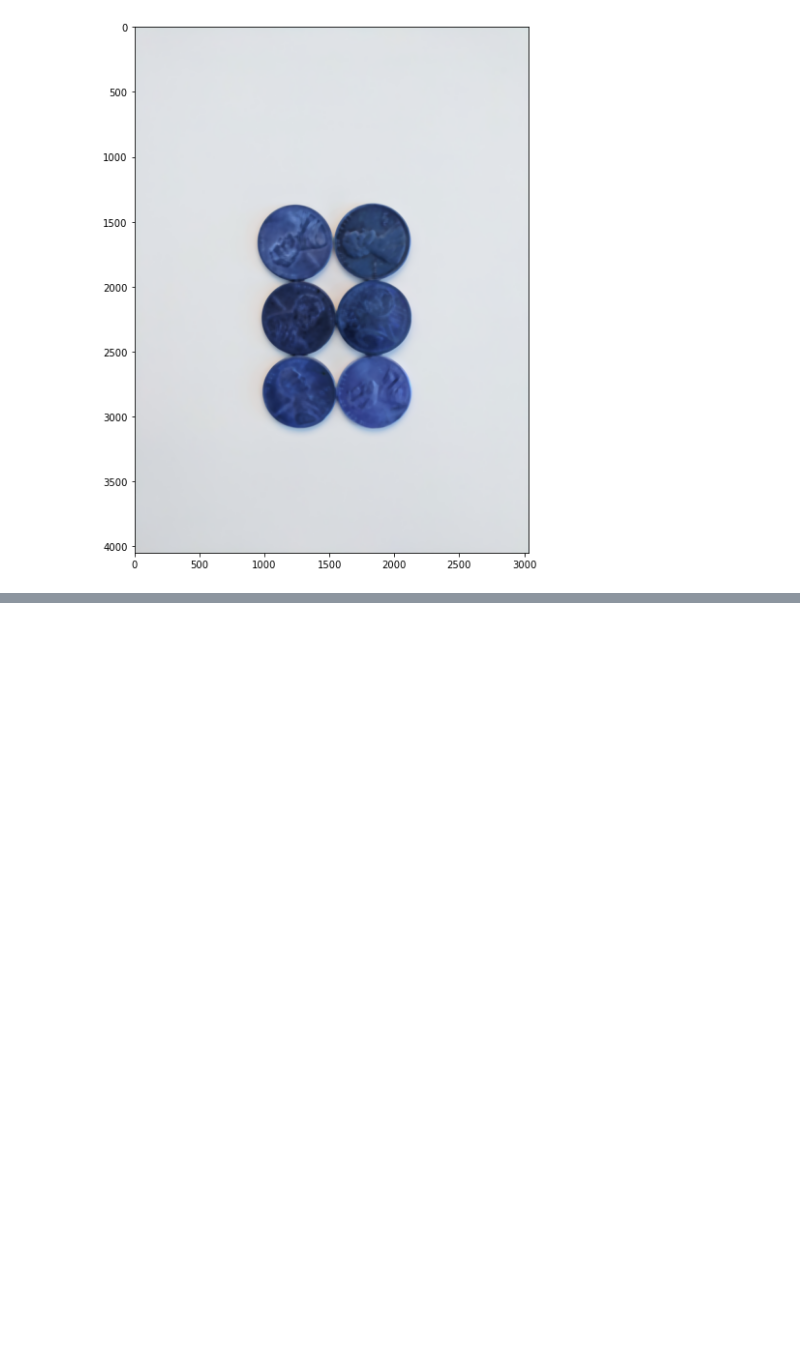
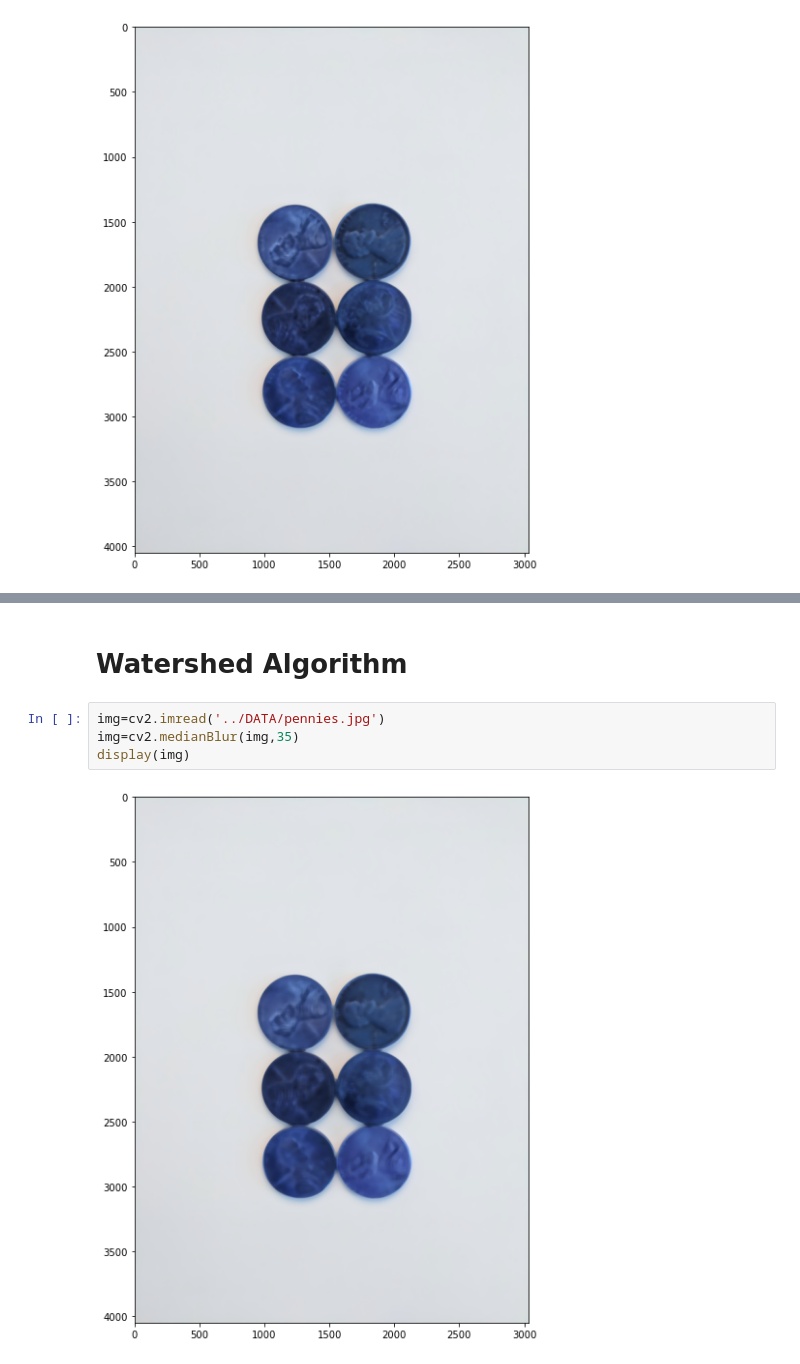
Before and after one commit to janezv/computerVision, a Jupyter notebook: ex6_ObjectDetection/50_Watershed_Algorithm.ipynb, the cells around one changed output, grey strips where cells are left out. Cells and saved outputs as stored; diff of their text form; blank space fills up the shorter version.

Commit message:
'watershed'

```diff
--- a/ex6_ObjectDetection/50_Watershed_Algorithm.ipynb
+++ b/ex6_ObjectDetection/50_Watershed_Algorithm.ipynb
@@ -21,0 +49,8 @@ display(sep_blur)
+# %% [markdown]
+# Watershed Algorithm
+# %%
+img=cv2.imread('../DATA/pennies.jpg')
+img=cv2.medianBlur(img,35)
+display(img)
+# %% [output]
+[figure, added]
```
Also changed, not shown: parts of 22 cells of this notebook, 1 other file.
